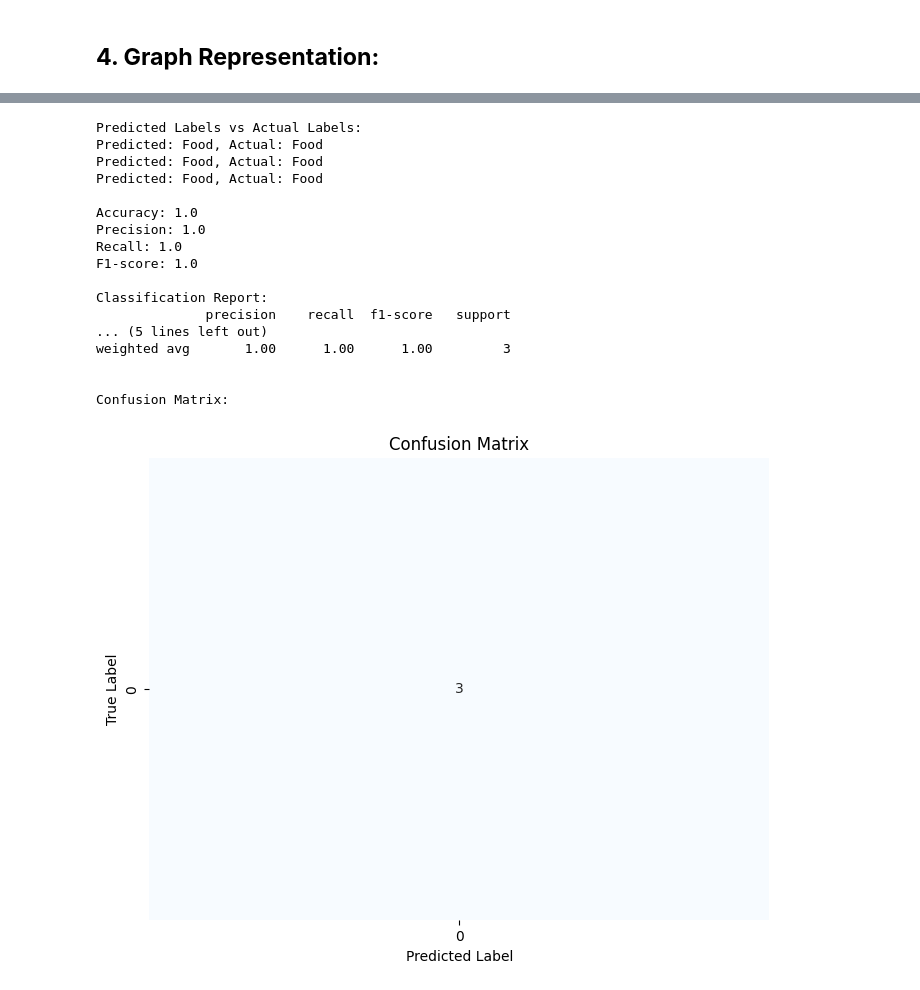
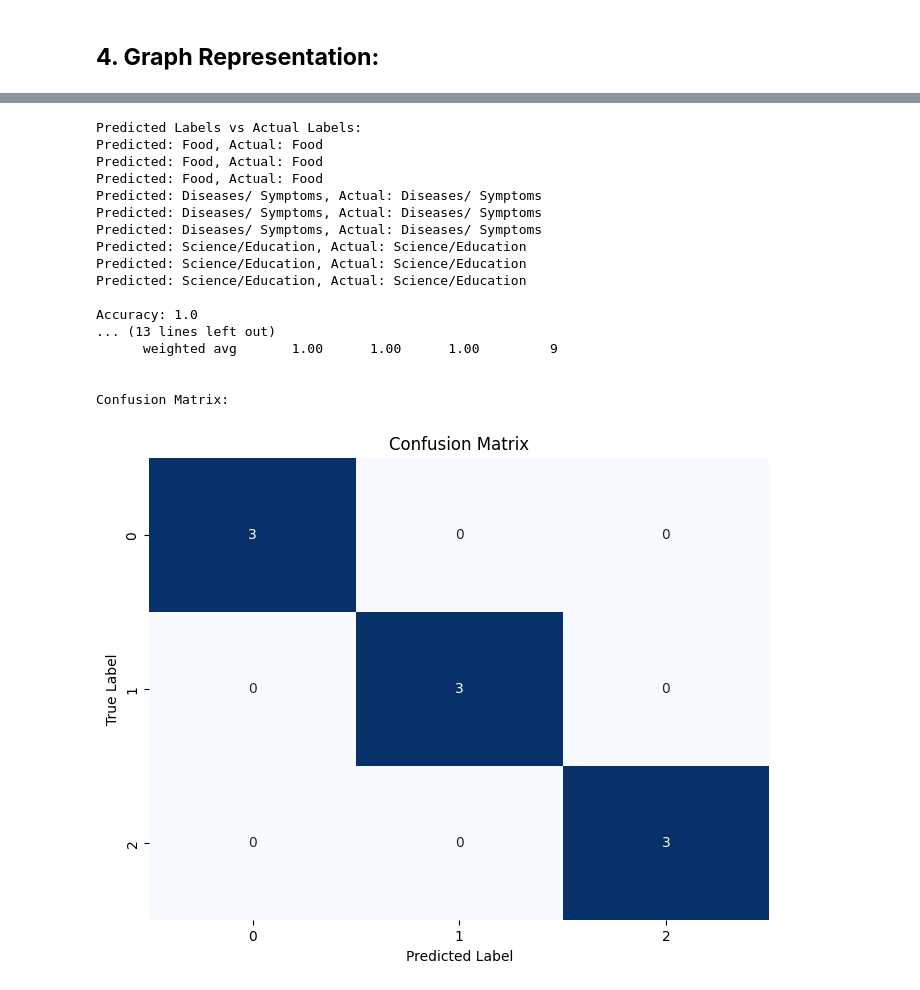
Before and after one commit to HamzaRasheed26/Web-Document-Classification, a Jupyter notebook: Classification_Documents_Using_GraphBased_Features_and_KNN.ipynb, the cells around one changed output, grey strips where cells are left out. Cells and saved outputs as stored; diff of their text form; code cells hidden in the pictures.

Commit message:
Implement KNN using distance measure based on MCS

```diff
--- a/Classification_Documents_Using_GraphBased_Features_and_KNN.ipynb
+++ b/Classification_Documents_Using_GraphBased_Features_and_KNN.ipynb
@@ -107,14 +130,14 @@ for index, row in train_set.iterrows():  # Iterate over each row in the training
     title_tokens = stem_tokens(title_tokens)
     body_tokens = stem_tokens(body_tokens)
 
-    words_count = len(body_tokens)
+    words_count = len(body_tokens) # words count after Preprocessing
 
     preprocessed_train_set.append({'label': row['label'], 'title_tokens': title_tokens, 'body_tokens': body_tokens, 'words_count': words_count})
 
 
 # Print preprocessed train dataset
-for article in preprocessed_train_set:
-    # print(f"Article: {index}")
+for index, article in enumerate(preprocessed_train_set):
+    print(f"Article: {index + 1}")
     print(f"Label: {article['label']}")
     print(f"Title Tokens: {article['title_tokens']}")
     print(f"Body Tokens: {article['body_tokens']}")
@@ -231,6 +267,6 @@ def compute_mcs(graph1, graph2):
     mcs_graph = nx.Graph(list(common_edges))
 
     # Calculate the graph distance (negative size of the maximal common subgraph)
-    distance = -len(mcs_graph.edges())
+    distance = len(mcs_graph.edges())
 
     return distance
@@ -280,0 +296,17 @@ def predict_label(test_graph, classifier):
+# %%
+# Implement the KNN Classifier
+training_labels = train_set['label'].tolist() # Get the labels of the training set
+k = 2 # Number of neighbors to consider
+
+# Function to predict the label of a graph
+def predict(graph):
+    distances = []
+
+    # Compute the distance between the input graph and all training graphs
+    distances = compute_distances(graph, graphs_train_set)
+
+    # Get the indices of the k-nearest neighbors
+    nearest_indices = sorted(range(len(distances)), key=lambda i: distances[i])[:k]
+    nearest_labels = [training_labels[i] for i in nearest_indices] # Get the labels of the k-nearest neighbors
+    prediction = max(set(nearest_labels), key=nearest_labels.count) # Get the most common label
+    return prediction
@@ -342,5 +388,6 @@ Graph of the first article in the training set
 # Predict the labels of the test graphs
 predicted_labels = []
 for test_graph in graphs_test_set:
-    predicted_label = predict_label(test_graph, classifier)
+    # predicted_label = predict_label(test_graph, classifier)
+    predicted_label = predict(test_graph)
     predicted_labels.append(predicted_label)
@@ -352,7 +400,7 @@ import matplotlib.pyplot as plt
 import seaborn as sns
 # %%
 # Calculate evaluation metrics
-y_true = test_set['label']
+y_true = test_set['label'].tolist()
 y_pred = predicted_labels
 
 # Calculate evaluation metrics
@@ -365,46 +413,46 @@ report = classification_report(y_true, y_pred)
 # Print the predicted labels and actual labels
 print("Predicted Labels vs Actual Labels:")
 for i in range(len(predicted_labels)):
-    print(f"Predicted: {predicted_labels[i]}, Actual: {actual_labels[i]}")
+    print(f"Predicted: {predicted_labels[i]}, Actual: {y_true[i]}")
 print()
 
 # Print evaluation metrics
 print("Accuracy:", accuracy)
 print("Precision:", precision)
 print("Recall:", recall)
 print("F1-score:", f1)
 print()
 
 # Print classification report
 print("Classification Report:")
 print(report)
 print()
 
 # Plot confusion matrix
 print("Confusion Matrix:")
 cm = confusion_matrix(y_true, y_pred)
 plt.figure(figsize=(8, 6))
 sns.heatmap(cm, annot=True, fmt='d', cmap='Blues', cbar=False)
 plt.xlabel('Predicted Label')
 plt.ylabel('True Label')
 plt.title('Confusion Matrix')
 plt.show()
 # %% [output]
 Predicted Labels vs Actual Labels:
 Predicted: Food, Actual: Food
 Predicted: Food, Actual: Food
 Predicted: Food, Actual: Food
+Predicted: Diseases/ Symptoms, Actual: Diseases/ Symptoms
+Predicted: Diseases/ Symptoms, Actual: Diseases/ Symptoms
+Predicted: Diseases/ Symptoms, Actual: Diseases/ Symptoms
+Predicted: Science/Education, Actual: Science/Education
+Predicted: Science/Education, Actual: Science/Education
+Predicted: Science/Education, Actual: Science/Education
 
 Accuracy: 1.0
-Precision: 1.0
-Recall: 1.0
-F1-score: 1.0
-
-Classification Report:
-              precision    recall  f1-score   support
-... (5 lines left out)
-weighted avg       1.00      1.00      1.00         3
+... (13 lines left out)
+      weighted avg       1.00      1.00      1.00         9
 
 
 Confusion Matrix:
-[figure, old version]
+[figure, new version]
```
Also changed, not shown: parts of 31 cells of this notebook, 4 other files.
